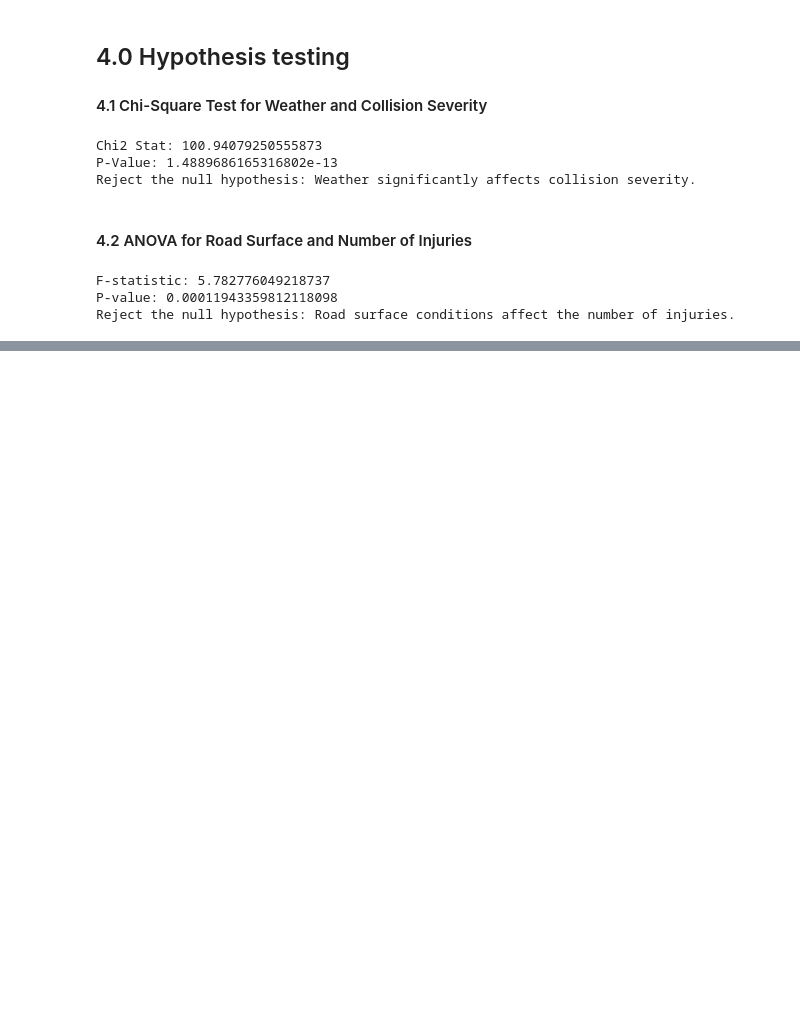
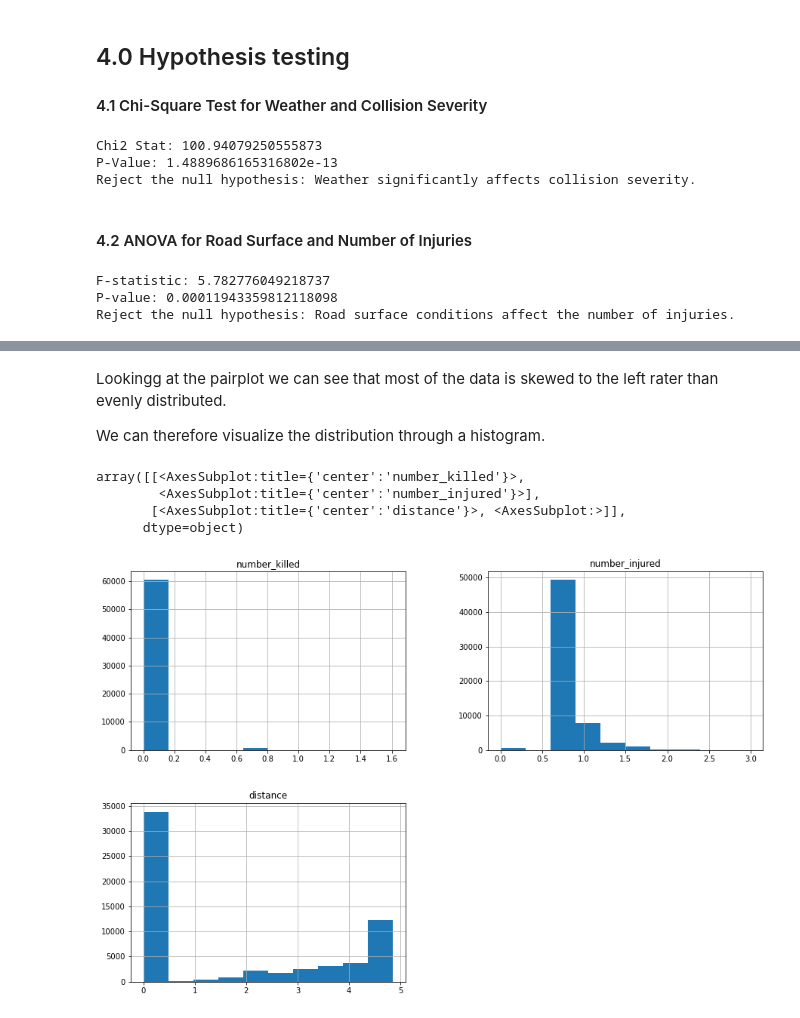
Before and after one commit to JmercyA/CAPSTONE-PROJECT-GROUP-3, a Jupyter notebook: Index.ipynb, the cells around one changed output, grey strips where cells are left out. Cells and saved outputs as stored; diff of their text form; code cells hidden in the pictures; blank space fills up the shorter version.

```diff
--- a/Index.ipynb
+++ b/Index.ipynb
@@ -851,0 +900,12 @@ Reject the null hypothesis: Road surface conditions affect the number of injurie
+# %% [markdown]
+Lookingg at the pairplot we can see that most of the data is skewed to the left rater than evenly distributed.
+
+We can therefore visualize the distribution through a histogram.
+# %%
+numeric_cols.hist(figsize=(15,10))
+# %% [output]
+array([[<AxesSubplot:title={'center':'number_killed'}>,
+        <AxesSubplot:title={'center':'number_injured'}>],
+       [<AxesSubplot:title={'center':'distance'}>, <AxesSubplot:>]],
+      dtype=object)
+[figure, added]
```
Also changed, not shown: parts of 18 cells of this notebook.
